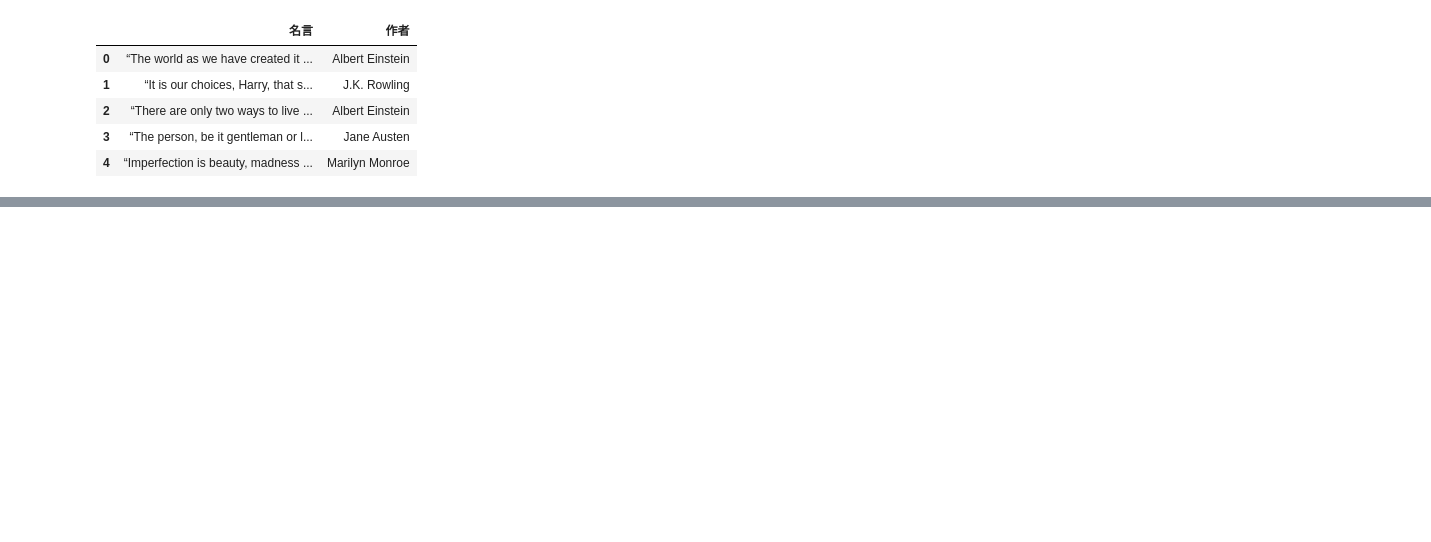
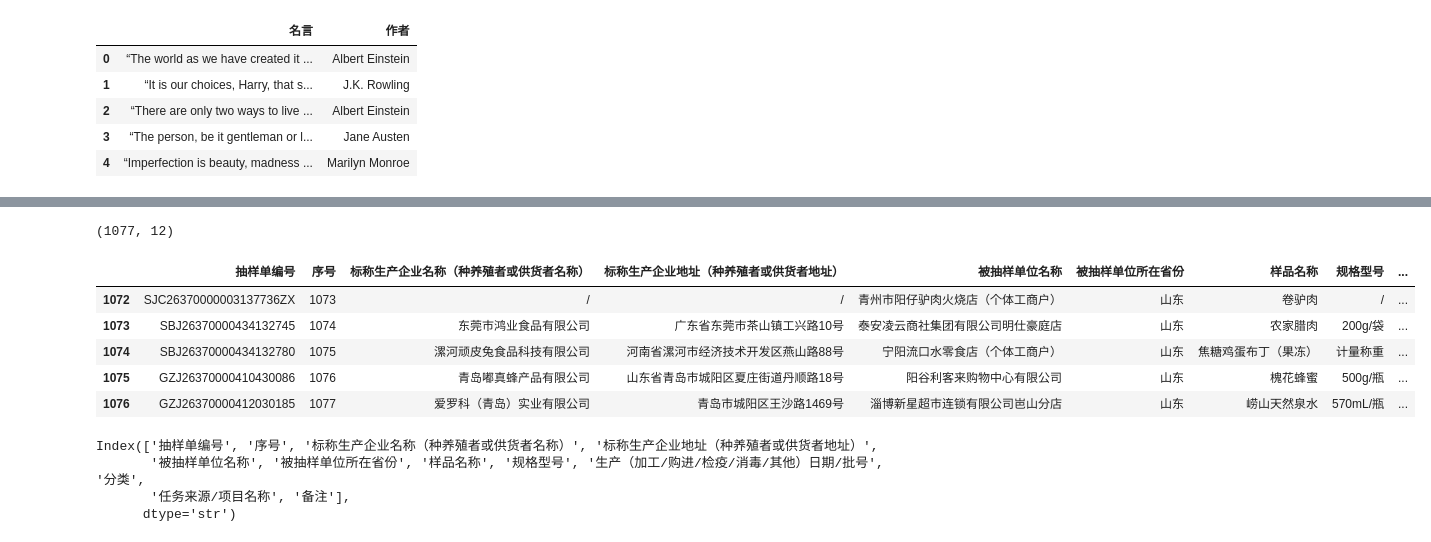
Before and after one commit to xiaowei123207/Food-Safety-Data-Analysis2, a Jupyter notebook: analyze.ipynb, the cells around one changed output, grey strips where cells are left out. Saved outputs shown, nothing was run; the diff lists cells and outputs as text; code cells hidden in the pictures; blank space fills up the shorter version.

```diff
--- a/analyze.ipynb
+++ b/analyze.ipynb
@@ -18,0 +26,20 @@ ImportError: `Import openpyxl` failed.  Use pip or conda to install the openpyxl
+# %%
+df.shape
+# %% [output]
+(1077, 12)
+# %%
+df.tail()
+# %% [output]
+|  | 抽样单编号 | 序号 | 标称生产企业名称（种养殖者或供货者名称） | 标称生产企业地址（种养殖者或供货者地址） | 被抽样单位名称 | 被抽样单位所在省份 | 样品名称 | 规格型号 | ... |
+| 1072 | SJC26370000003137736ZX | 1073 | / | / | 青州市阳仔驴肉火烧店（个体工商户） | 山东 | 卷驴肉 | / | ... |
+| 1073 | SBJ26370000434132745 | 1074 | 东莞市鸿业食品有限公司 | 广东省东莞市茶山镇工兴路10号 | 泰安凌云商社集团有限公司明仕豪庭店 | 山东 | 农家腊肉 | 200g/袋 | ... |
+| 1074 | SBJ26370000434132780 | 1075 | 漯河顽皮兔食品科技有限公司 | 河南省漯河市经济技术开发区燕山路88号 | 宁阳流口水零食店（个体工商户） | 山东 | 焦糖鸡蛋布丁（果冻） | 计量称重 | ... |
+| 1075 | GZJ26370000410430086 | 1076 | 青岛嘟真蜂产品有限公司 | 山东省青岛市城阳区夏庄街道丹顺路18号 | 阳谷利客来购物中心有限公司 | 山东 | 槐花蜂蜜 | 500g/瓶 | ... |
+| 1076 | GZJ26370000412030185 | 1077 | 爱罗科（青岛）实业有限公司 | 青岛市城阳区王沙路1469号 | 淄博新星超市连锁有限公司岜山分店 | 山东 | 崂山天然泉水 | 570mL/瓶 | ... |
+# %%
+df.columns
+# %% [output]
+Index(['抽样单编号', '序号', '标称生产企业名称（种养殖者或供货者名称）', '标称生产企业地址（种养殖者或供货者地址）',
+       '被抽样单位名称', '被抽样单位所在省份', '样品名称', '规格型号', '生产（加工/购进/检疫/消毒/其他）日期/批号', '分类',
+       '任务来源/项目名称', '备注'],
+      dtype='str')
```
Also changed, not shown: parts of 17 cells of this notebook.
